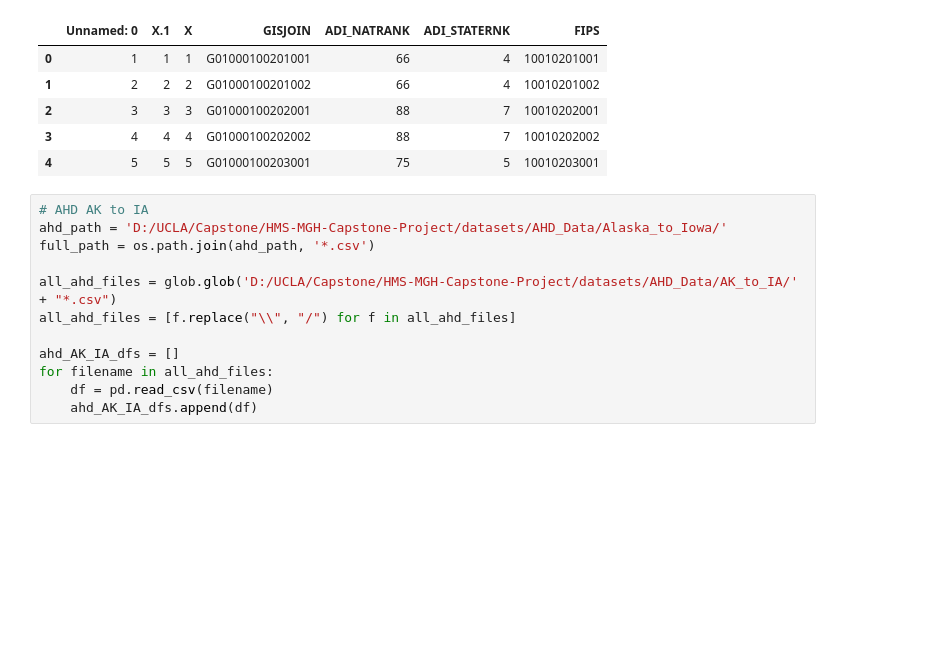
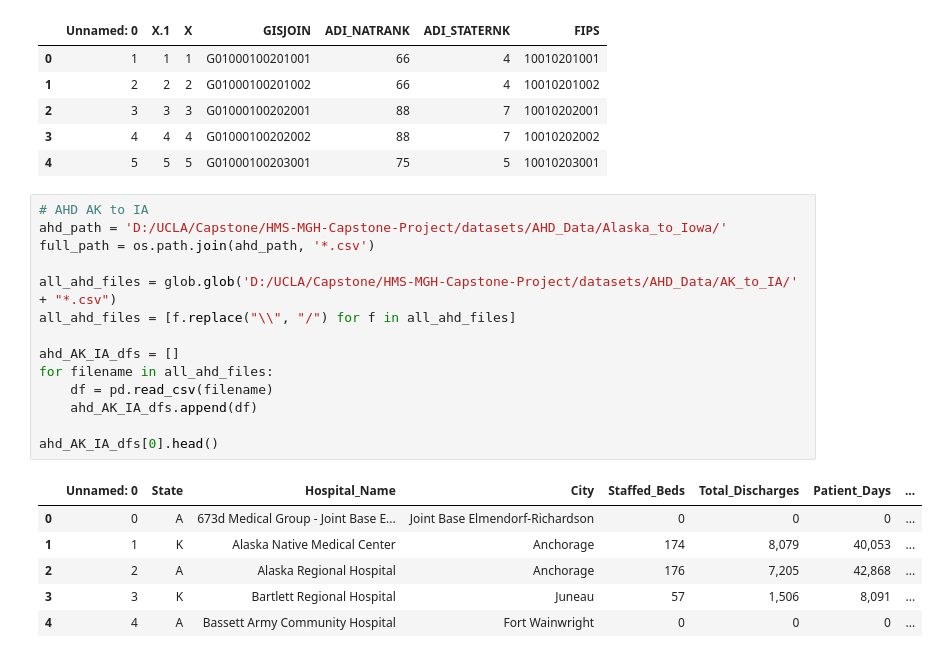
Before and after one commit to jaclynchiu7/HMS-MGH-Capstone-Project, a Jupyter notebook: data_processing/combine_states.ipynb, the cells around one changed output. Drawn from its saved outputs; the diff is of its cells as text; blank space fills up the shorter version.

```diff
--- a/data_processing/combine_states.ipynb
+++ b/data_processing/combine_states.ipynb
@@ -20,15 +20,24 @@ df_adi.head()
 # %%
 # AHD AK to IA
 ahd_path = 'D:/UCLA/Capstone/HMS-MGH-Capstone-Project/datasets/AHD_Data/Alaska_to_Iowa/'
 full_path = os.path.join(ahd_path, '*.csv')
 
 all_ahd_files = glob.glob('D:/UCLA/Capstone/HMS-MGH-Capstone-Project/datasets/AHD_Data/AK_to_IA/' + "*.csv")
 all_ahd_files = [f.replace("\\", "/") for f in all_ahd_files]
 
 ahd_AK_IA_dfs = []
 for filename in all_ahd_files:
     df = pd.read_csv(filename)
     ahd_AK_IA_dfs.append(df)
+
+ahd_AK_IA_dfs[0].head()
+# %% [output]
+|  | Unnamed: 0 | State | Hospital_Name | City | Staffed_Beds | Total_Discharges | Patient_Days | ... |
+| 0 | 0 | A | 673d Medical Group - Joint Base E... | Joint Base Elmendorf-Richardson | 0 | 0 | 0 | ... |
+| 1 | 1 | K | Alaska Native Medical Center | Anchorage | 174 | 8,079 | 40,053 | ... |
+| 2 | 2 | A | Alaska Regional Hospital | Anchorage | 176 | 7,205 | 42,868 | ... |
+| 3 | 3 | K | Bartlett Regional Hospital | Juneau | 57 | 1,506 | 8,091 | ... |
+| 4 | 4 | A | Bassett Army Community Hospital | Fort Wainwright | 0 | 0 | 0 | ... |
 # %%
 # AHD ID to MP
 ahd_path = 'D:/UCLA/Capstone/HMS-MGH-Capstone-Project/datasets/AHD_Data/ID_to_MP/'
```
Also changed, not shown: parts of 6 cells of this notebook, 14 other files.
